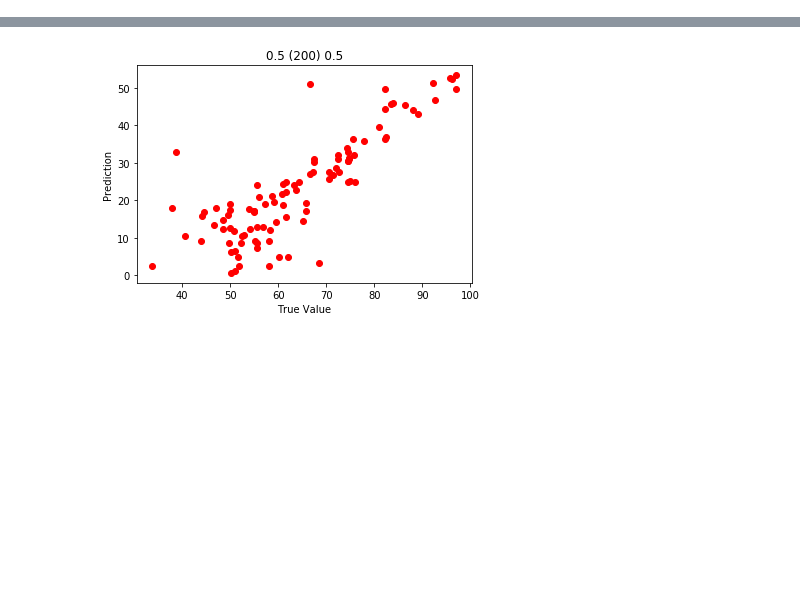
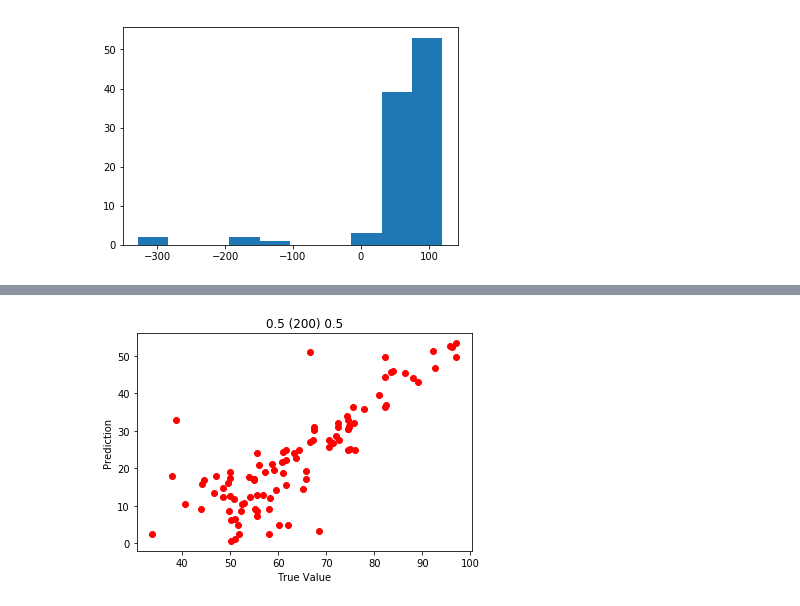
Before and after one commit to JKinx/awr, a Jupyter notebook: lunar_lander.ipynb, the cells around one changed output, grey strips where cells are left out. Saved outputs shown, nothing was run; the diff lists cells and outputs as text; code cells hidden in the pictures; blank space fills up the shorter version.

```diff
--- a/lunar_lander.ipynb
+++ b/lunar_lander.ipynb
@@ -65,7 +73,3 @@ def rollout_path(agent, action_std):
     path.terminate = agent._check_env_termination()
 
     return path
-# %%
-paths = []
-for _ in tqdm(range(10000)):
-    paths.append(rollout_path(agent, 0.5))
@@ -82,0 +76,9 @@ NotebookApp.rate_limit_window=3.0 (secs)
+# %%
+returns = []
+for _ in range(100):
+    path = rollout_path(agent, 0.01)
+    returns.append(sum([r * (agent._discount ** i) for i,r in enumerate(path.rewards)]))
+plt.hist(returns)
+plt.show()
+# %% [output]
+[figure, added]
```
Also changed, not shown: parts of 6 cells of this notebook.
